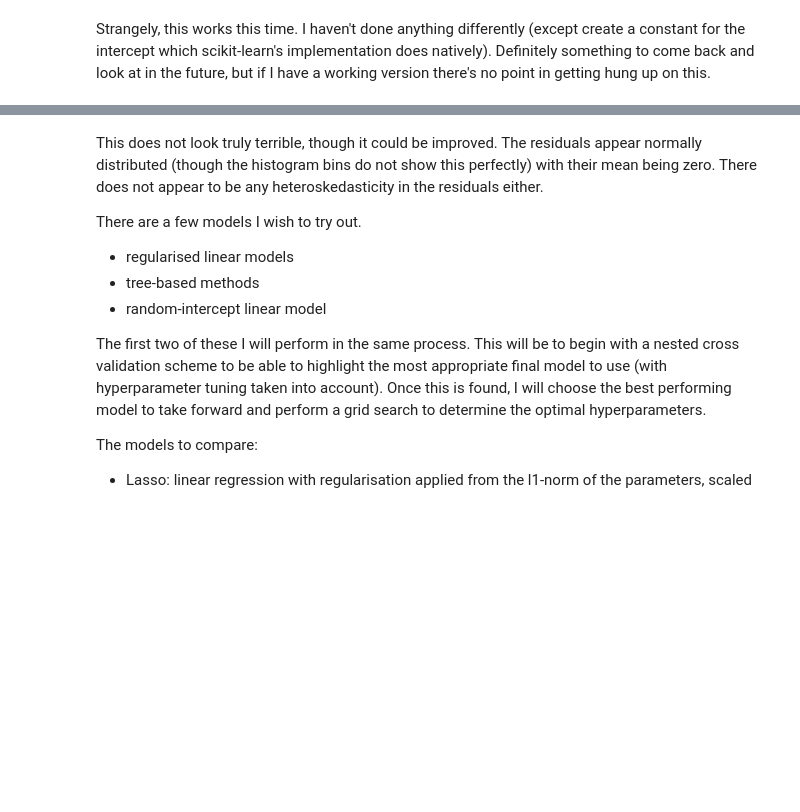
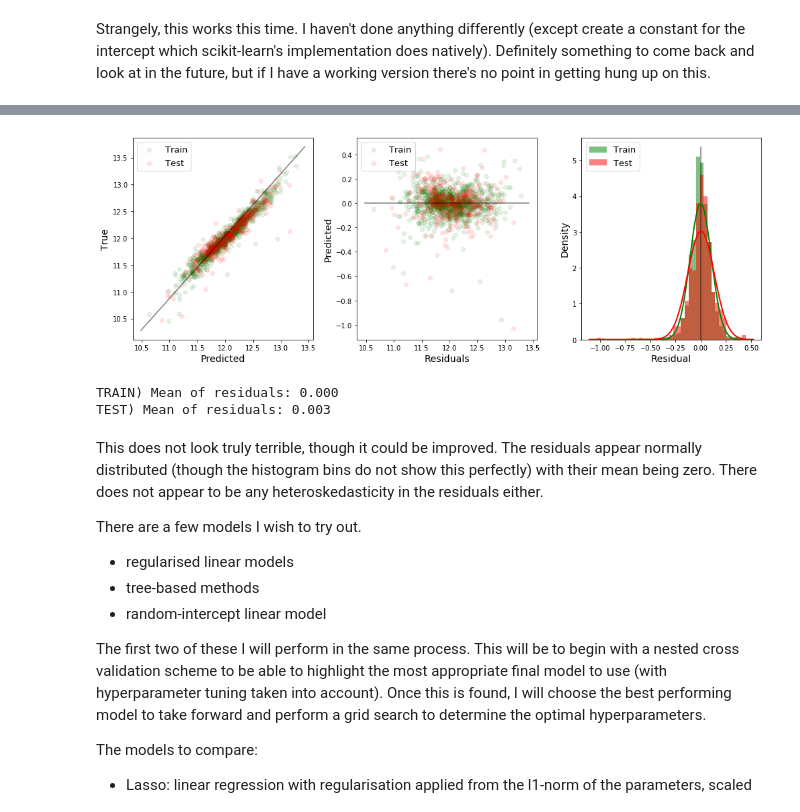
Before and after one commit to Hazzais/house_prices, a Jupyter notebook: House_price_prediction.ipynb, the cells around one changed output, grey strips where cells are left out. Drawn from its saved outputs; the diff is of its cells as text; code cells hidden in the pictures; blank space fills up the shorter version.

```diff
--- a/House_price_prediction.ipynb
+++ b/House_price_prediction.ipynb
@@ -1065,3 +1192,9 @@ print('TEST) Mean of residuals: {:.3f}'.format(resid_test.mean()))
+# %%
+residual_plots(sm_reg_preds_train, sm_reg_preds_test)
+# %% [output]
+[figure, added]
+TRAIN) Mean of residuals: 0.000
+TEST) Mean of residuals: 0.003
 # %% [markdown]
 This does not look truly terrible, though it could be improved. The residuals appear normally distributed (though the histogram bins do not show this perfectly) with their mean being zero. There does not appear to be any heteroskedasticity in the residuals either.
 
```
Also changed, not shown: parts of 60 cells of this notebook.
